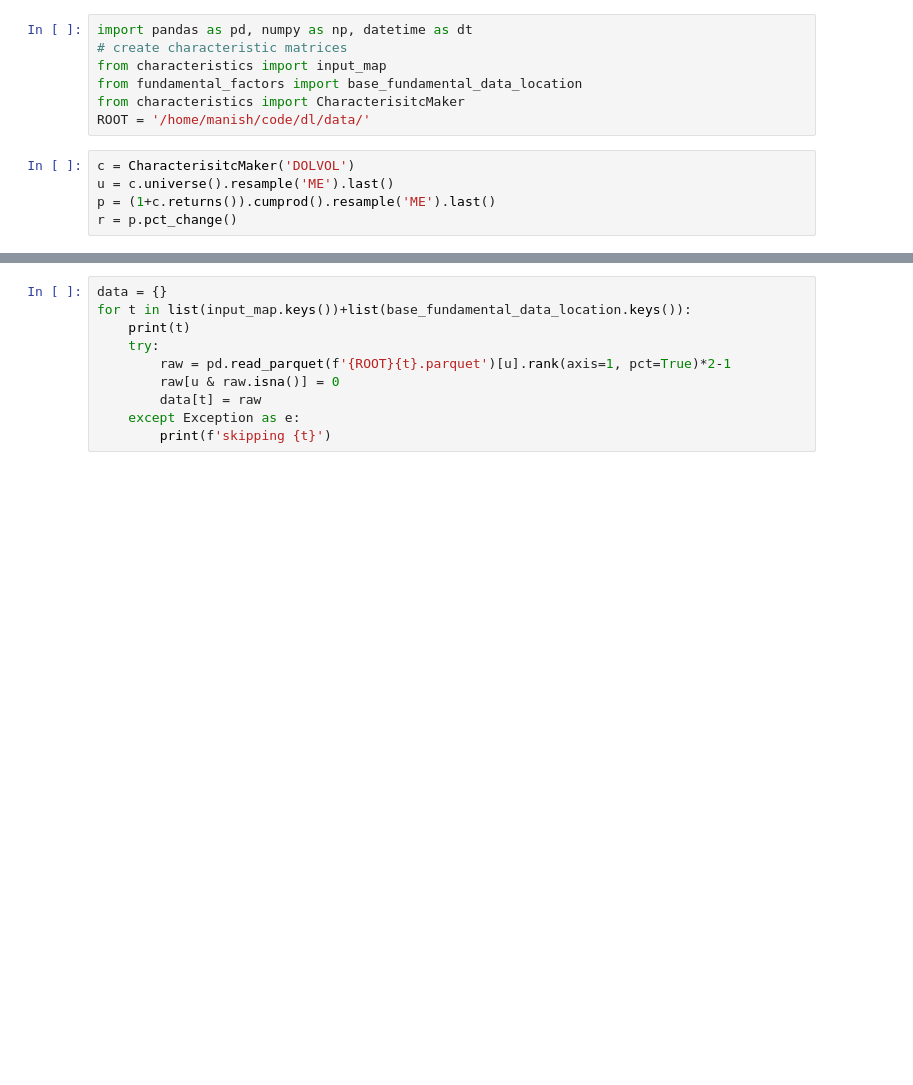
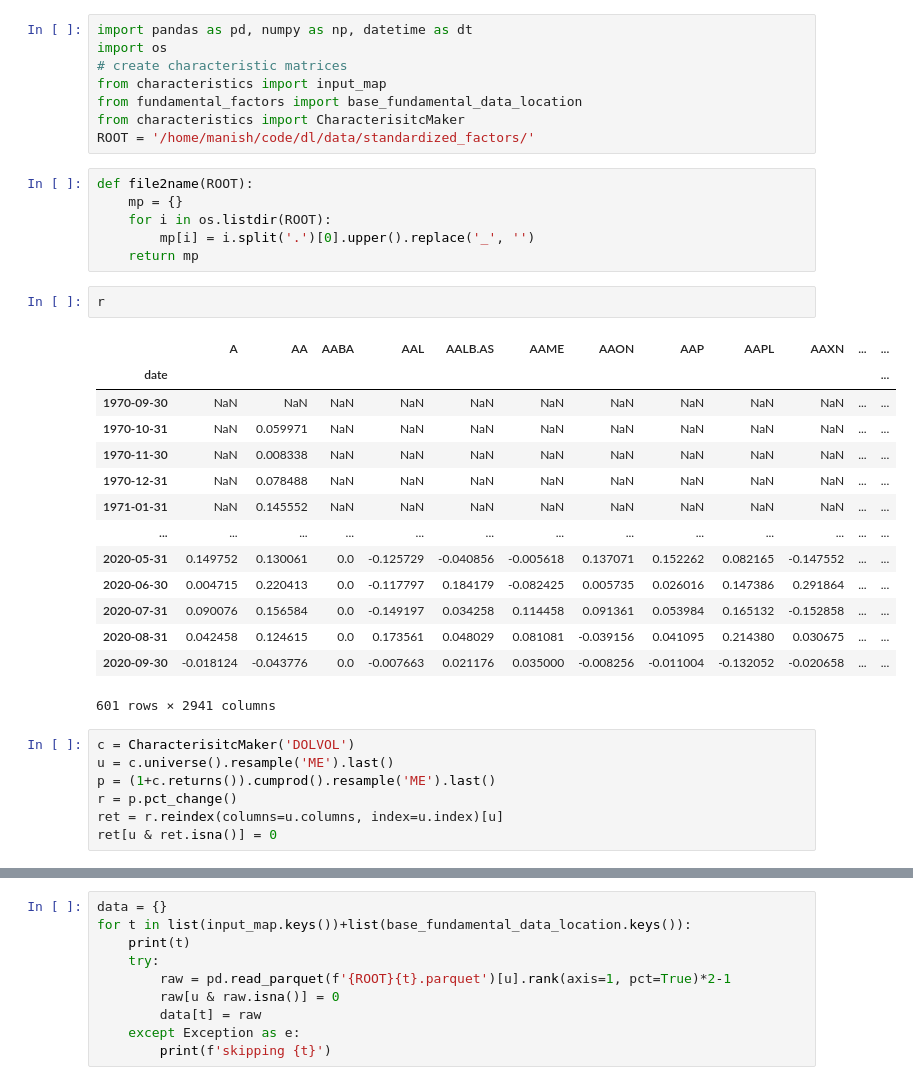
Before and after one commit to manish13/dl, a Jupyter notebook: input_creation.ipynb, the cells around one changed output, grey strips where cells are left out. Saved outputs shown, nothing was run; the diff lists cells and outputs as text; blank space fills up the shorter version.

```diff
--- a/input_creation.ipynb
+++ b/input_creation.ipynb
@@ -1,12 +1,38 @@
 # %%
 import pandas as pd, numpy as np, datetime as dt
+import os
 # create characteristic matrices
 from characteristics import input_map
 from fundamental_factors import base_fundamental_data_location
 from characteristics import CharacterisitcMaker
-ROOT = '/home/manish/code/dl/data/'
+ROOT = '/home/manish/code/dl/data/standardized_factors/'
+# %%
+def file2name(ROOT):
+    mp = {}
+    for i in os.listdir(ROOT):
+        mp[i] = i.split('.')[0].upper().replace('_', '')
+    return mp
+# %%
+r
+# %% [output]
+|  | A | AA | AABA | AAL | AALB.AS | AAME | AAON | AAP | AAPL | AAXN | ... | ... |
+| date |  |  |  |  |  |  |  |  |  |  |  | ... |
+| 1970-09-30 | NaN | NaN | NaN | NaN | NaN | NaN | NaN | NaN | NaN | NaN | ... | ... |
+| 1970-10-31 | NaN | 0.059971 | NaN | NaN | NaN | NaN | NaN | NaN | NaN | NaN | ... | ... |
+| 1970-11-30 | NaN | 0.008338 | NaN | NaN | NaN | NaN | NaN | NaN | NaN | NaN | ... | ... |
+| 1970-12-31 | NaN | 0.078488 | NaN | NaN | NaN | NaN | NaN | NaN | NaN | NaN | ... | ... |
+| 1971-01-31 | NaN | 0.145552 | NaN | NaN | NaN | NaN | NaN | NaN | NaN | NaN | ... | ... |
+| ... | ... | ... | ... | ... | ... | ... | ... | ... | ... | ... | ... | ... |
+| 2020-05-31 | 0.149752 | 0.130061 | 0.0 | -0.125729 | -0.040856 | -0.005618 | 0.137071 | 0.152262 | 0.082165 | -0.147552 | ... | ... |
+| 2020-06-30 | 0.004715 | 0.220413 | 0.0 | -0.117797 | 0.184179 | -0.082425 | 0.005735 | 0.026016 | 0.147386 | 0.291864 | ... | ... |
+| 2020-07-31 | 0.090076 | 0.156584 | 0.0 | -0.149197 | 0.034258 | 0.114458 | 0.091361 | 0.053984 | 0.165132 | -0.152858 | ... | ... |
+| 2020-08-31 | 0.042458 | 0.124615 | 0.0 | 0.173561 | 0.048029 | 0.081081 | -0.039156 | 0.041095 | 0.214380 | 0.030675 | ... | ... |
+| 2020-09-30 | -0.018124 | -0.043776 | 0.0 | -0.007663 | 0.021176 | 0.035000 | -0.008256 | -0.011004 | -0.132052 | -0.020658 | ... | ... |
+601 rows × 2941 columns
 # %%
 c = CharacterisitcMaker('DOLVOL')
 u = c.universe().resample('ME').last()
 p = (1+c.returns()).cumprod().resample('ME').last()
 r = p.pct_change()
+ret = r.reindex(columns=u.columns, index=u.index)[u]
+ret[u & ret.isna()] = 0
```
Also changed, not shown: parts of 16 cells of this notebook, 7 other files.
